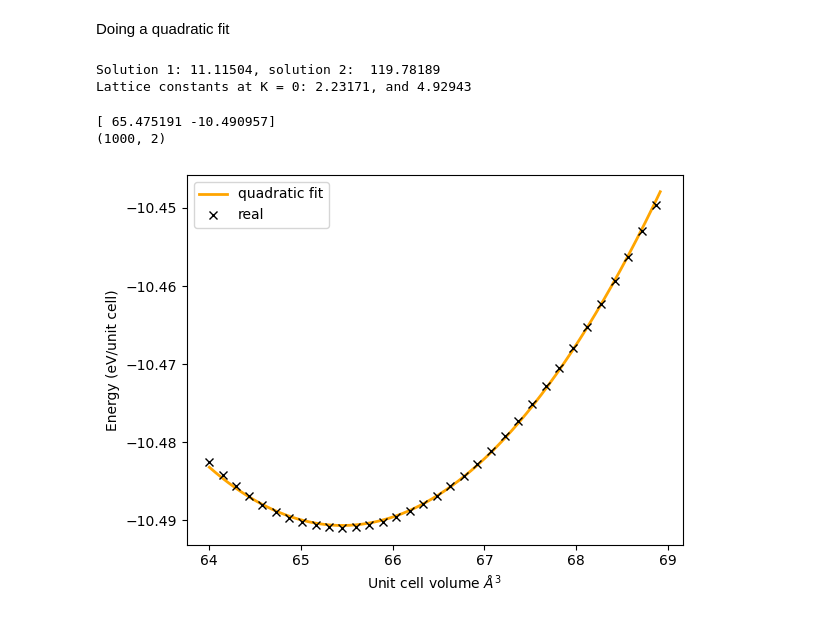
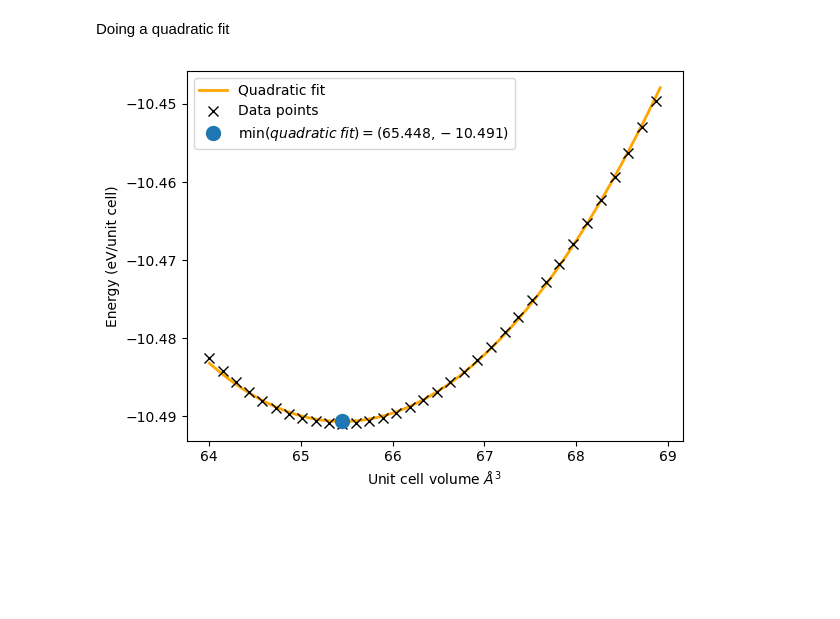
Before and after one commit to gujoh/compfys-h1b, a Jupyter notebook: plotting/task1.ipynb, the cells around one changed output. Saved outputs shown, nothing was run; the diff lists cells and outputs as text; code cells hidden in the pictures; blank space fills up the shorter version.

Commit message:
Fixed the plot and finally understood the question.

```diff
--- a/plotting/task1.ipynb
+++ b/plotting/task1.ipynb
@@ -16,28 +16,24 @@ plt.show()
 [figure]
 # %% [markdown]
 Doing a quadratic fit
-# %%
-fit = np.polyfit(data[:, 0], data[:, 1], deg=2)
-y = lambda x :fit[0] * x ** 2 + fit[1] * x + fit[2]
-solved = scipy.optimize.fsolve(y, [64, 66])
-print(f"Solution 1: {solved[0]:.5f}, solution 2:  {solved[1]:.5f}")
-print(f"Lattice constants at K = 0: {solved[0] ** (1 / 3):.5f}, and {solved[1] ** (1 / 3):.5f}")
-# %% [output]
-Solution 1: 11.11504, solution 2:  119.78189
-Lattice constants at K = 0: 2.23171, and 4.92943
-# %%
-print(data[np.argmin(data[:,1])])
-print(data.shape)
-# %% [output]
-[ 65.475191 -10.490957]
-(1000, 2)
 # %%
-indicies = [x for x in range(0,1000,30)]
-plt.plot(data[:,0], y(data[:,0]), '-',label='quadratic fit',color='orange',linewidth=2)
-plt.plot(data[indicies, 0], data[indicies, 1], "x", label= '', color='black')
+fit = np.polyfit(data[:, 0], data[:, 1], deg=2)
+y = lambda x :fit[0] * x ** 2 + fit[1] * x + fit[2]
+
+min_val = minimize(y, x0=65)
+min_x, min_y = min_val.x, y(min_val.x)
+min_label = f'$\min(quadratic\;fit) = ({np.round(min_val.x[0],3)},{np.round(y(min_val.x[0]),3)})$'
+
+indicies = [x for x in range(0,1000,30)] # Plotting every datapoint is messy.
+
+plt.plot(data[:,0], y(data[:,0]), '-',label='Quadratic fit',color='orange',linewidth=2)
+plt.plot(data[indicies, 0], data[indicies, 1], "x", label= 'Data points', color='black',markersize=7)
+plt.plot(min_x, min_y,'o', markersize=10, label=min_label)
+
 plt.xlabel("Unit cell volume $Å^3$")
 plt.ylabel("Energy (eV/unit cell)")
+
 plt.legend()
 plt.show()
 # %% [output]
-[figure, old version]
+[figure, new version]
```
Also changed, not shown: parts of 1 cell of this notebook.
